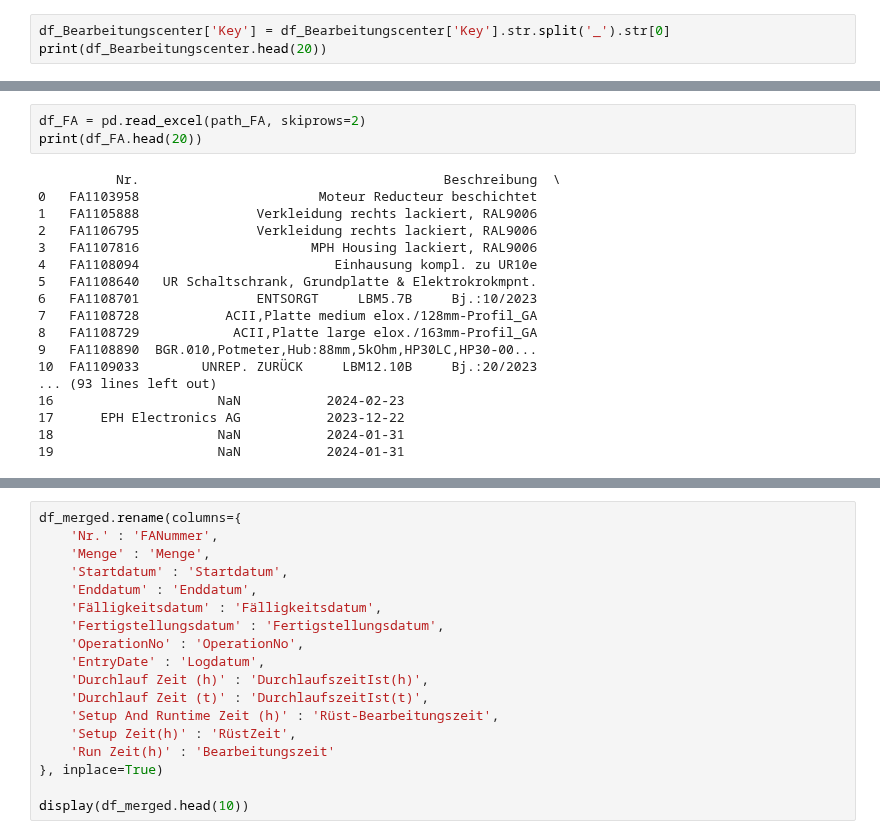
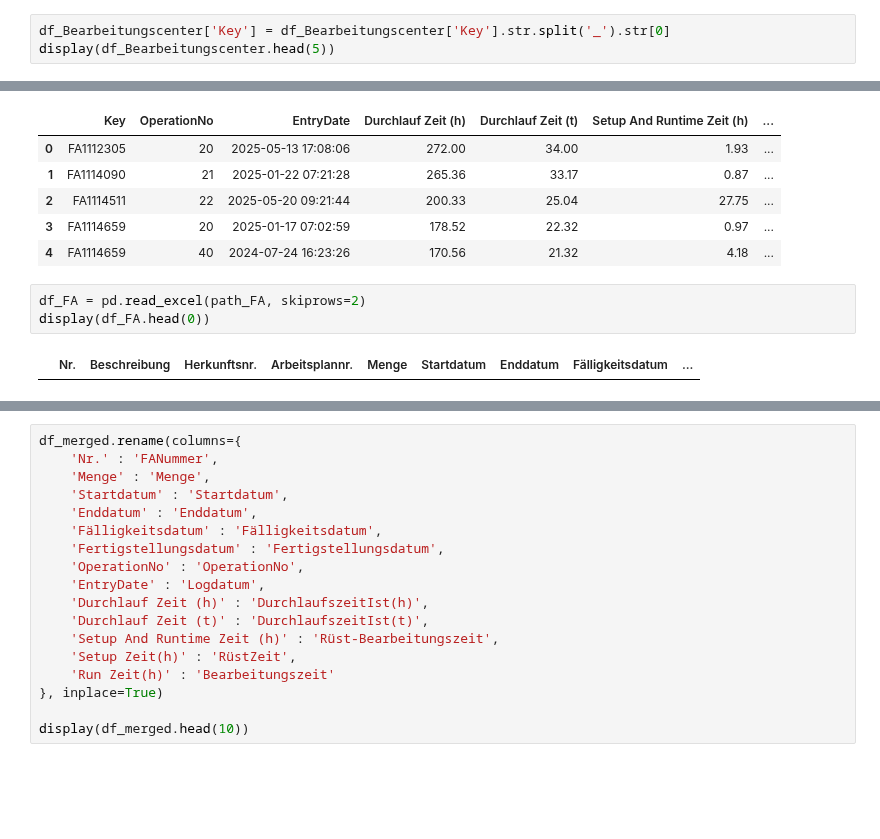
Before and after one commit to nefcheff/BA, a Jupyter notebook: syntheticData/dataMerge.ipynb, the cells around one changed output, grey strips where cells are left out. Cells and saved outputs as stored; diff of their text form; blank space fills up the shorter version.

```diff
--- a/syntheticData/dataMerge.ipynb
+++ b/syntheticData/dataMerge.ipynb
@@ -52,4 +17,4 @@ print(df_Bearbeitungscenter.head(20))
 # %%
 df_Bearbeitungscenter['Key'] = df_Bearbeitungscenter['Key'].str.split('_').str[0]
-print(df_Bearbeitungscenter.head(20))
+display(df_Bearbeitungscenter.head(5))
 # %% [output]
@@ -73,23 +21,13 @@ print(df_Bearbeitungscenter.head(20))
+|  | Key | OperationNo | EntryDate | Durchlauf Zeit (h) | Durchlauf Zeit (t) | Setup And Runtime Zeit (h) | ... |
+| 0 | FA1112305 | 20 | 2025-05-13 17:08:06 | 272.00 | 34.00 | 1.93 | ... |
+| 1 | FA1114090 | 21 | 2025-01-22 07:21:28 | 265.36 | 33.17 | 0.87 | ... |
+| 2 | FA1114511 | 22 | 2025-05-20 09:21:44 | 200.33 | 25.04 | 27.75 | ... |
+| 3 | FA1114659 | 20 | 2025-01-17 07:02:59 | 178.52 | 22.32 | 0.97 | ... |
+| 4 | FA1114659 | 40 | 2024-07-24 16:23:26 | 170.56 | 21.32 | 4.18 | ... |
 # %%
 df_FA = pd.read_excel(path_FA, skiprows=2)
-print(df_FA.head(20))
+display(df_FA.head(0))
 # %% [output]
-          Nr.                                       Beschreibung  \
-0   FA1103958                       Moteur Reducteur beschichtet
-1   FA1105888               Verkleidung rechts lackiert, RAL9006
-2   FA1106795               Verkleidung rechts lackiert, RAL9006
-3   FA1107816                      MPH Housing lackiert, RAL9006
-4   FA1108094                         Einhausung kompl. zu UR10e
-5   FA1108640   UR Schaltschrank, Grundplatte & Elektrokrokmpnt.
-6   FA1108701               ENTSORGT     LBM5.7B     Bj.:10/2023
-7   FA1108728           ACII,Platte medium elox./128mm-Profil_GA
-8   FA1108729            ACII,Platte large elox./163mm-Profil_GA
-9   FA1108890  BGR.010,Potmeter,Hub:88mm,5kOhm,HP30LC,HP30-00...
-10  FA1109033        UNREP. ZURÜCK     LBM12.10B     Bj.:20/2023
-... (93 lines left out)
-16                     NaN           2024-02-23
-17      EPH Electronics AG           2023-12-22
-18                     NaN           2024-01-31
-19                     NaN           2024-01-31
+|  | Nr. | Beschreibung | Herkunftsnr. | Arbeitsplannr. | Menge | Startdatum | Enddatum | Fälligkeitsdatum | ... |
 # %%
 df_FA.drop(columns=['Beschreibung', 'Herkunftsnr.', 'Arbeitsplannr.', 'Zugewiesene Benutzer-ID', 'Status', 'Suchbegriff', 'Sales Order No.', 'Customer Name'], inplace=True)
```
Also changed, not shown: parts of 8 cells of this notebook, 3 other files.
